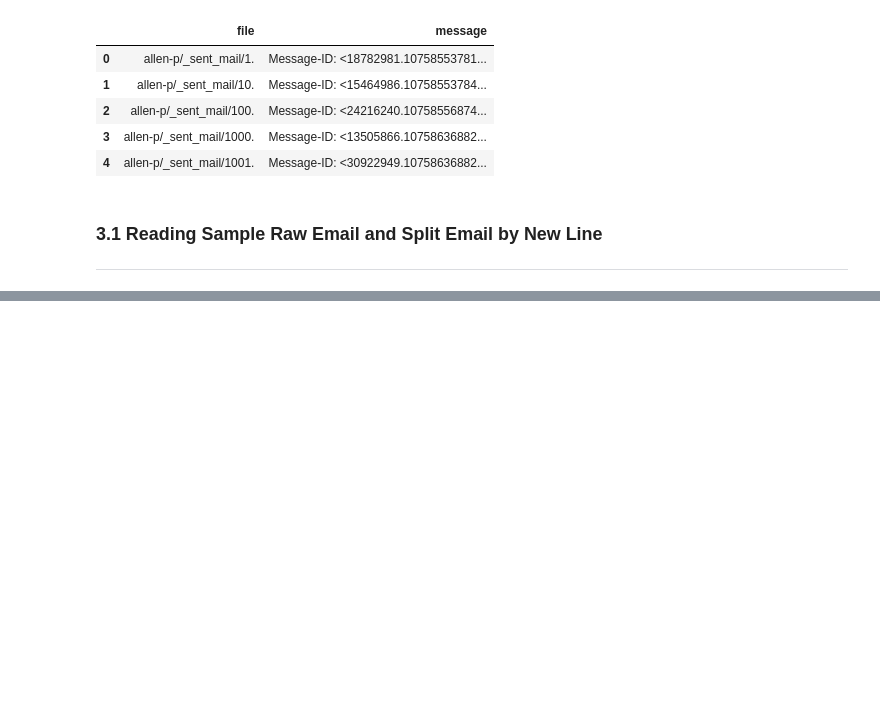
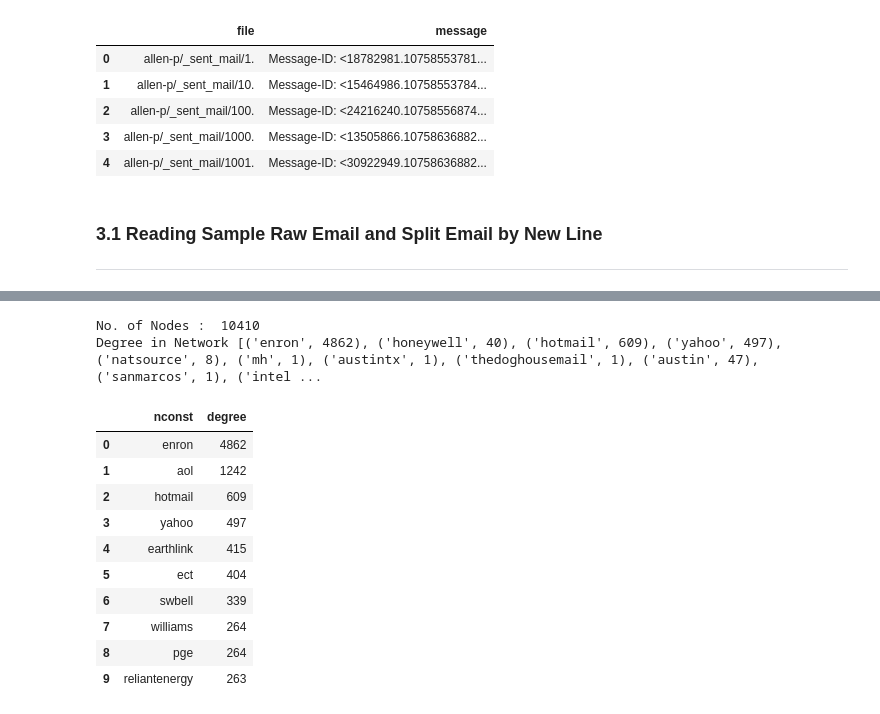
Before and after one commit to 86lekwenshiung/Graph-Network-for-Fraud-Analysis, a Jupyter notebook: Graph_Network_Visualisation.ipynb, the cells around one changed output, grey strips where cells are left out. Saved outputs shown, nothing was run; the diff lists cells and outputs as text; code cells hidden in the pictures; blank space fills up the shorter version.

```diff
--- a/Graph_Network_Visualisation.ipynb
+++ b/Graph_Network_Visualisation.ipynb
@@ -490,0 +586,24 @@ df_email
+# %%
+# %%time
+G2 = nx.from_pandas_edgelist(df2b, "send", "receive")
+print('No. of Nodes : ' , G2.number_of_nodes())
+print('Degree in Network' , nx.degree(G2))
+# %% [output]
+No. of Nodes :  10410
+Degree in Network [('enron', 4862), ('honeywell', 40), ('hotmail', 609), ('yahoo', 497), ('natsource', 8), ('mh', 1), ('austintx', 1), ('thedoghousemail', 1), ('austin', 47), ('sanmarcos', 1), ('intel ...
+# %%
+G_sorted = pd.DataFrame(sorted(G2.degree, key=lambda x: x[1], reverse=True))
+G_sorted.columns = ['nconst','degree']
+G_sorted[:10]
+# %% [output]
+|  | nconst | degree |
+| 0 | enron | 4862 |
+| 1 | aol | 1242 |
+| 2 | hotmail | 609 |
+| 3 | yahoo | 497 |
+| 4 | earthlink | 415 |
+| 5 | ect | 404 |
+| 6 | swbell | 339 |
+| 7 | williams | 264 |
+| 8 | pge | 264 |
+| 9 | reliantenergy | 263 |
```
Also changed, not shown: parts of 20 cells of this notebook.
